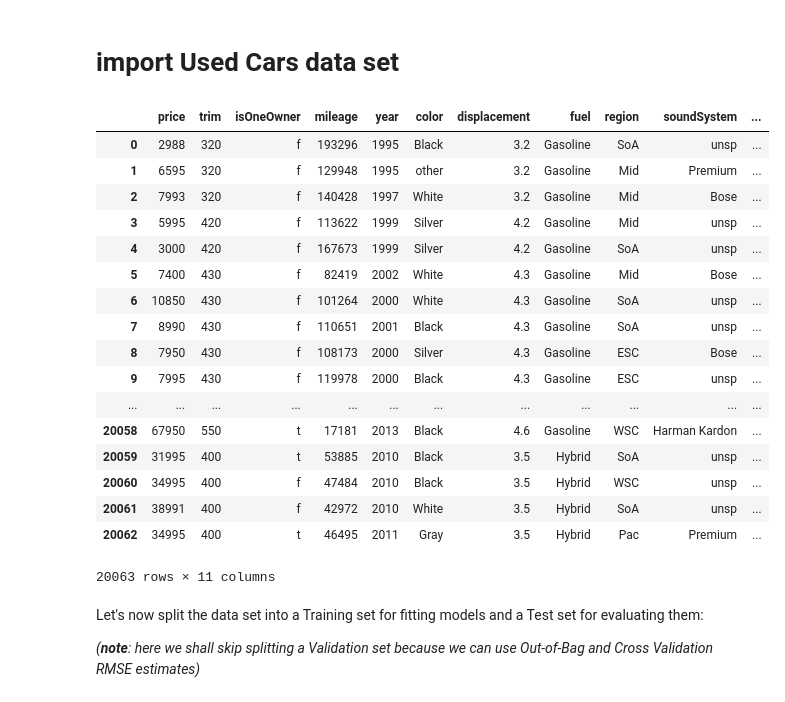
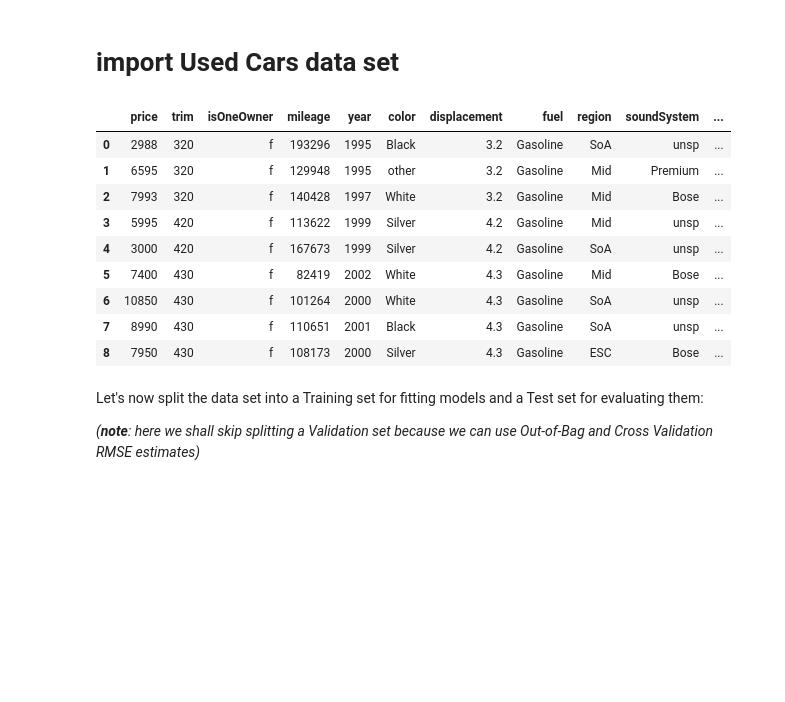
Before and after one commit to ChicagoBoothML/MachineLearning_Fall2015, a Jupyter notebook: Programming Scripts/Used Cars/Python/UsedCars_HW03ans.ipynb, the cells around one changed output. Cells and saved outputs as stored; diff of their text form; code cells hidden in the pictures; blank space fills up the shorter version.

```diff
--- a/Programming Scripts/Used Cars/Python/UsedCars_HW03ans.ipynb
+++ b/Programming Scripts/Used Cars/Python/UsedCars_HW03ans.ipynb
@@ -21,0 +16,15 @@ seed(RANDOM_SEED)
+# %%
+# set CONSTANTS
+
+# using AWS EMR?
+AWS_EMR_MODE = os.path.expanduser('~') == '/home/hadoop'
+
+# data paths
+DATA_FILE_NAME = 'UsedCars.csv'
+DATA_URL = 'https://raw.githubusercontent.com/ChicagoBoothML/DATA___UsedCars/master/%s' % DATA_FILE_NAME
+
+# number of examples to display from a data set
+NB_EXAMPLES_TO_SHOW = 9
+
+# random seed
+RANDOM_SEED = 99
@@ -23,41 +43,34 @@ seed(RANDOM_SEED)
 # import Used Cars data set
 # %%
 # read Used Cars data into data frame
-used_cars = read_csv(
-    'https://raw.githubusercontent.com/ChicagoBoothML/DATA___UsedCars/master/UsedCars.csv',
-    dtype=dict(
-        price=float,
-        trim=Categorical,
-        isOneOwner=Categorical,
-        mileage=float,
-        year=float,
-        color=Categorical,
-        displacement=float,
-        fuel=Categorical,
-        region=Categorical,
-        soundSystem=Categorical,
-        wheelType=Categorical))
+used_cars_df = \
+    pandas.read_csv(
+        DATA_URL,
+        dtype=dict(
+            price=float,
+            trim=pandas.Categorical,
+            isOneOwner=pandas.Categorical,
+            mileage=float,
+            year=float,
+            color=pandas.Categorical,
+            displacement=float,
+            fuel=pandas.Categorical,
+            region=pandas.Categorical,
+            soundSystem=pandas.Categorical,
+            wheelType=pandas.Categorical))
 
-used_cars
+used_cars_df[:NB_EXAMPLES_TO_SHOW]
 # %% [output]
 |  | price | trim | isOneOwner | mileage | year | color | displacement | fuel | region | soundSystem | ... |
 | 0 | 2988 | 320 | f | 193296 | 1995 | Black | 3.2 | Gasoline | SoA | unsp | ... |
 | 1 | 6595 | 320 | f | 129948 | 1995 | other | 3.2 | Gasoline | Mid | Premium | ... |
 | 2 | 7993 | 320 | f | 140428 | 1997 | White | 3.2 | Gasoline | Mid | Bose | ... |
 | 3 | 5995 | 420 | f | 113622 | 1999 | Silver | 4.2 | Gasoline | Mid | unsp | ... |
 | 4 | 3000 | 420 | f | 167673 | 1999 | Silver | 4.2 | Gasoline | SoA | unsp | ... |
 | 5 | 7400 | 430 | f | 82419 | 2002 | White | 4.3 | Gasoline | Mid | Bose | ... |
 | 6 | 10850 | 430 | f | 101264 | 2000 | White | 4.3 | Gasoline | SoA | unsp | ... |
 | 7 | 8990 | 430 | f | 110651 | 2001 | Black | 4.3 | Gasoline | SoA | unsp | ... |
 | 8 | 7950 | 430 | f | 108173 | 2000 | Silver | 4.3 | Gasoline | ESC | Bose | ... |
-| 9 | 7995 | 430 | f | 119978 | 2000 | Black | 4.3 | Gasoline | ESC | unsp | ... |
-| ... | ... | ... | ... | ... | ... | ... | ... | ... | ... | ... | ... |
-| 20058 | 67950 | 550 | t | 17181 | 2013 | Black | 4.6 | Gasoline | WSC | Harman Kardon | ... |
-| 20059 | 31995 | 400 | t | 53885 | 2010 | Black | 3.5 | Hybrid | SoA | unsp | ... |
-| 20060 | 34995 | 400 | f | 47484 | 2010 | Black | 3.5 | Hybrid | WSC | unsp | ... |
-| 20061 | 38991 | 400 | f | 42972 | 2010 | White | 3.5 | Hybrid | SoA | unsp | ... |
-| 20062 | 34995 | 400 | t | 46495 | 2011 | Gray | 3.5 | Hybrid | Pac | Premium | ... |
-20063 rows × 11 columns
 # %% [markdown]
 Let's now split the data set into a Training set for fitting models and a Test set for evaluating them:
 
```
Also changed, not shown: parts of 45 cells of this notebook.
